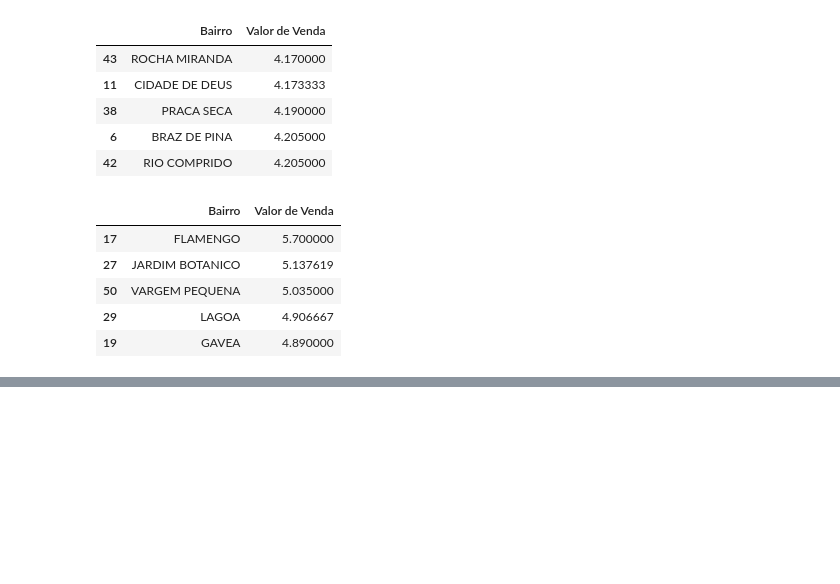
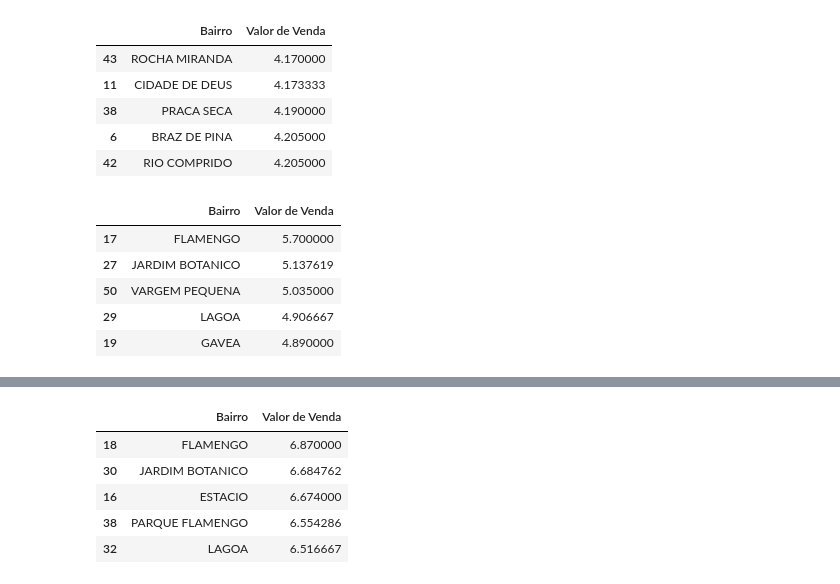
Before and after one commit to pjunior77/Repo_Senac_BigData, a Jupyter notebook: Aula08_EstudoValoresCombustiveis.ipynb, the cells around one changed output, grey strips where cells are left out. Cells and saved outputs as stored; diff of their text form; code cells hidden in the pictures; blank space fills up the shorter version.

```diff
--- a/Aula08_EstudoValoresCombustiveis.ipynb
+++ b/Aula08_EstudoValoresCombustiveis.ipynb
@@ -69,0 +94,10 @@ df_RioDeJaneiro_Gasolina.head()
+# %%
+df_RioDeJaneiro_Gasolina_Bairros_OrdenadoDESC = df_RioDeJaneiro_Gasolina_Bairros.sort_values(by='Valor de Venda', ascending= False)
+df_RioDeJaneiro_Gasolina_Bairros_OrdenadoDESC.head()
+# %% [output]
+|  | Bairro | Valor de Venda |
+| 18 | FLAMENGO | 6.870000 |
+| 30 | JARDIM BOTANICO | 6.684762 |
+| 16 | ESTACIO | 6.674000 |
+| 38 | PARQUE FLAMENGO | 6.554286 |
+| 32 | LAGOA | 6.516667 |
```
Also changed, not shown: parts of 10 cells of this notebook.
